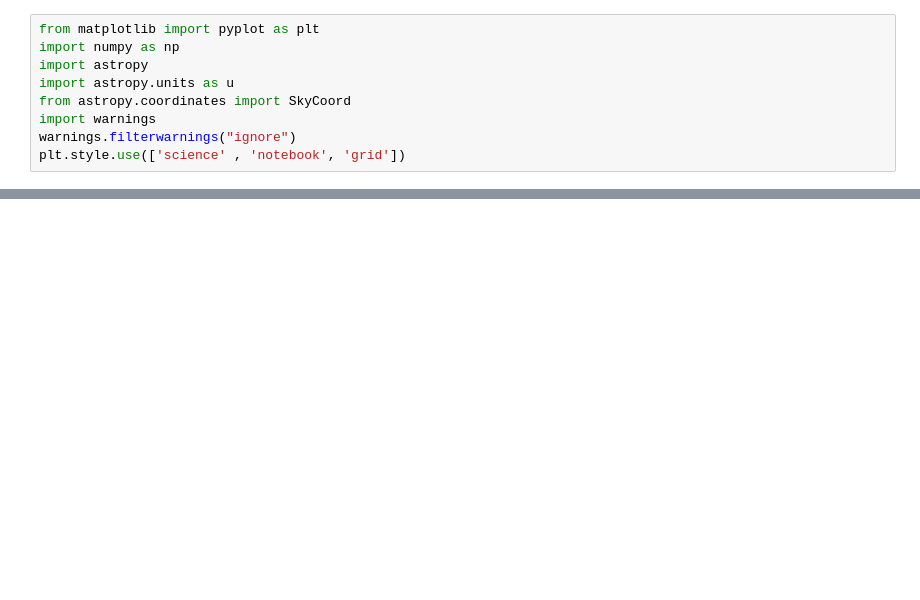
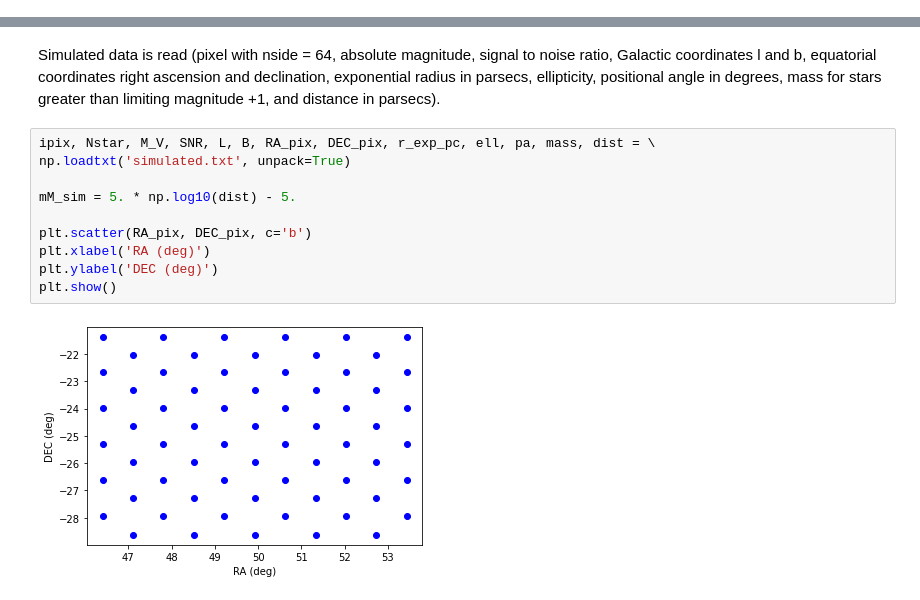
Before and after one commit to linea-it/qa_gawa, a Jupyter notebook: Graficos_completeza.ipynb, the cells around one changed output, grey strips where cells are left out. Saved outputs shown, nothing was run; the diff lists cells and outputs as text; blank space fills up the shorter version.

```diff
--- a/Graficos_completeza.ipynb
+++ b/Graficos_completeza.ipynb
@@ -1,9 +0,0 @@
-# %%
-from matplotlib import pyplot as plt
-import numpy as np
-import astropy
-import astropy.units as u
-from astropy.coordinates import SkyCoord
-import warnings
-warnings.filterwarnings("ignore")
-plt.style.use(['science' , 'notebook', 'grid'])
@@ -305,0 +17,17 @@ plt.show()
+# %% [markdown]
+Simulated data is read (pixel with nside = 64, absolute magnitude, signal to noise ratio, </br>
+Galactic coordinates l and b, equatorial coordinates right ascension and declination, </br>
+exponential radius in parsecs, ellipticity, positional angle in degrees, mass for stars </br>
+greater than limiting magnitude +1, and distance in parsecs).
+# %%
+ipix, Nstar, M_V, SNR, L, B, RA_pix, DEC_pix, r_exp_pc, ell, pa, mass, dist = \
+np.loadtxt('simulated.txt', unpack=True)
+
+mM_sim = 5. * np.log10(dist) - 5.
+
+plt.scatter(RA_pix, DEC_pix, c='b')
+plt.xlabel('RA (deg)')
+plt.ylabel('DEC (deg)')
+plt.show()
+# %% [output]
+[figure, added]
```
Also changed, not shown: parts of 55 cells of this notebook.
